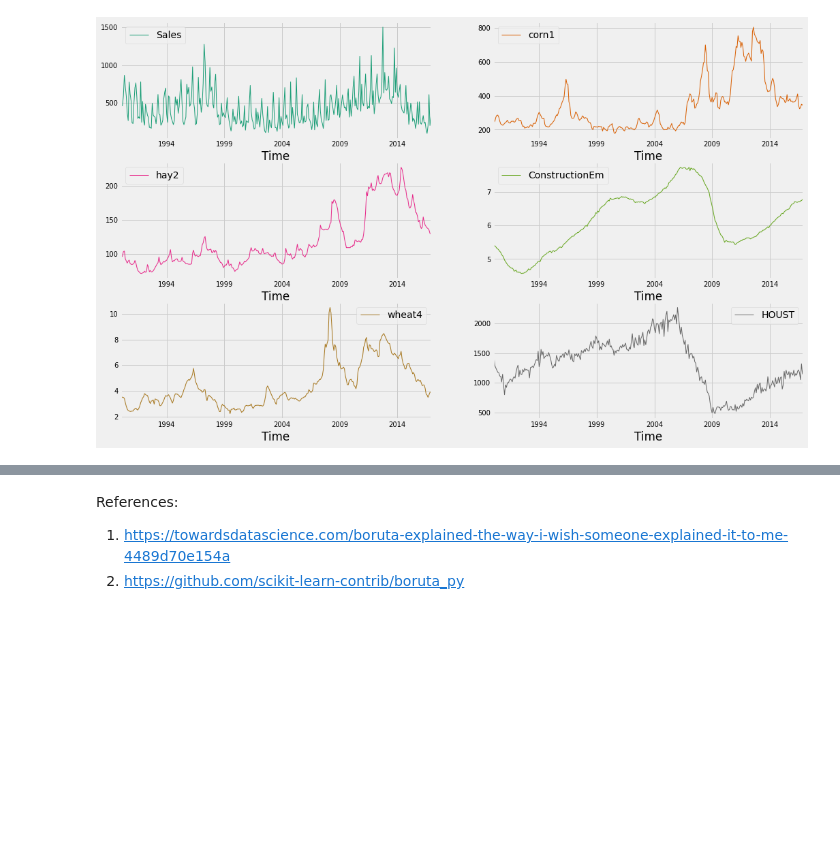
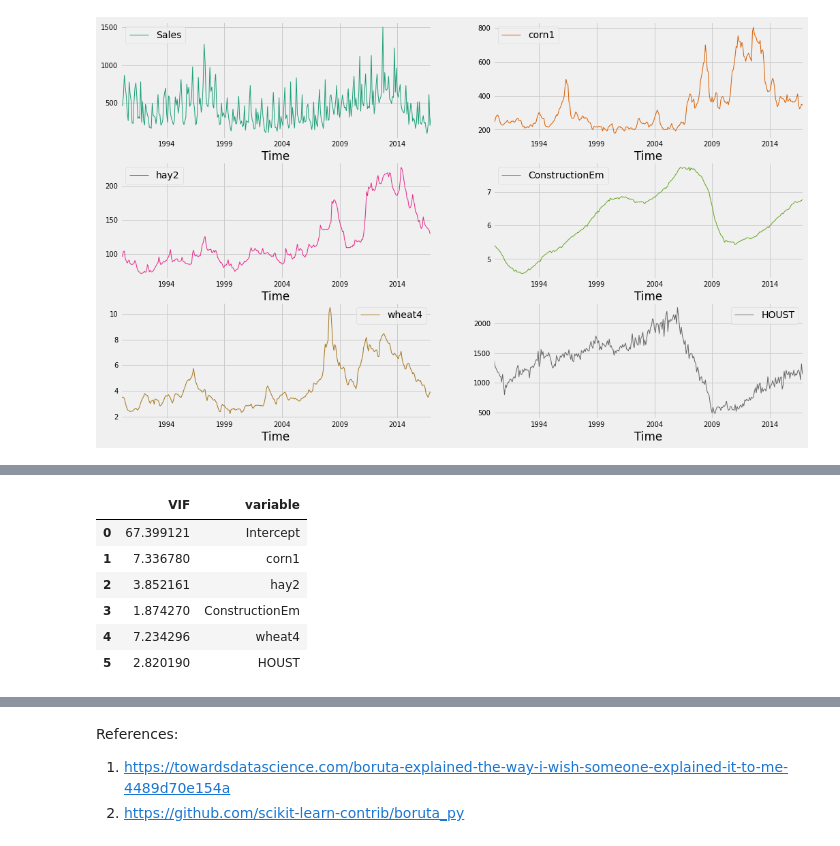
Before and after one commit to ankitaggarwal64/Time-Series-Sales-Forecasting-for-Agricultural-Equipments, a Jupyter notebook: Feature_selection.ipynb, the cells around one changed output, grey strips where cells are left out. Drawn from its saved outputs; the diff is of its cells as text; code cells hidden in the pictures; blank space fills up the shorter version.

```diff
--- a/Feature_selection.ipynb
+++ b/Feature_selection.ipynb
@@ -236,0 +247,25 @@ plt.show()
+# %%
+# Calculating VIF values
+from patsy import dmatrices
+from statsmodels.stats.outliers_influence import variance_inflation_factor
+
+#find design matrix for linear regression model using 'rating' as response variable
+y, X = dmatrices('Sales ~ corn1+hay2+ConstructionEm+wheat4+HOUST', data=data_boruta_select, return_type='dataframe')
+
+#calculate VIF for each explanatory variable
+vif = pd.DataFrame()
+vif['VIF'] = [variance_inflation_factor(X.values, i) for i in range(X.shape[1])]
+vif['variable'] = X.columns
+
+#view VIF for each explanatory variable
+print(vif)
+
+#Observation : All VIF values are less than 10, therefore all are considerable. We can check VIF values after removing one among corn1 and wheat4
+# %% [output]
+|  | VIF | variable |
+| 0 | 67.399121 | Intercept |
+| 1 | 7.336780 | corn1 |
+| 2 | 3.852161 | hay2 |
+| 3 | 1.874270 | ConstructionEm |
+| 4 | 7.234296 | wheat4 |
+| 5 | 2.820190 | HOUST |
```
Also changed, not shown: parts of 4 cells of this notebook.
